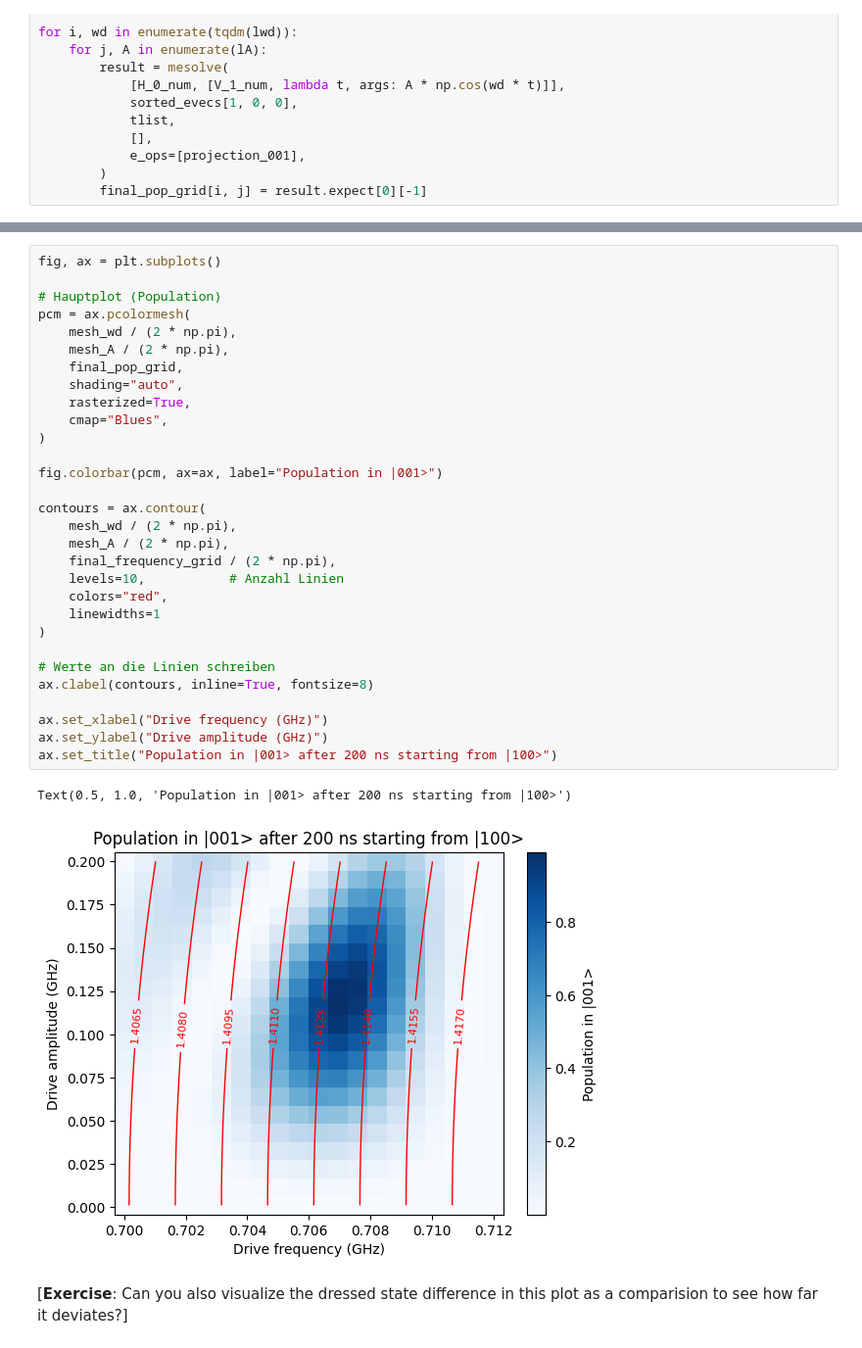
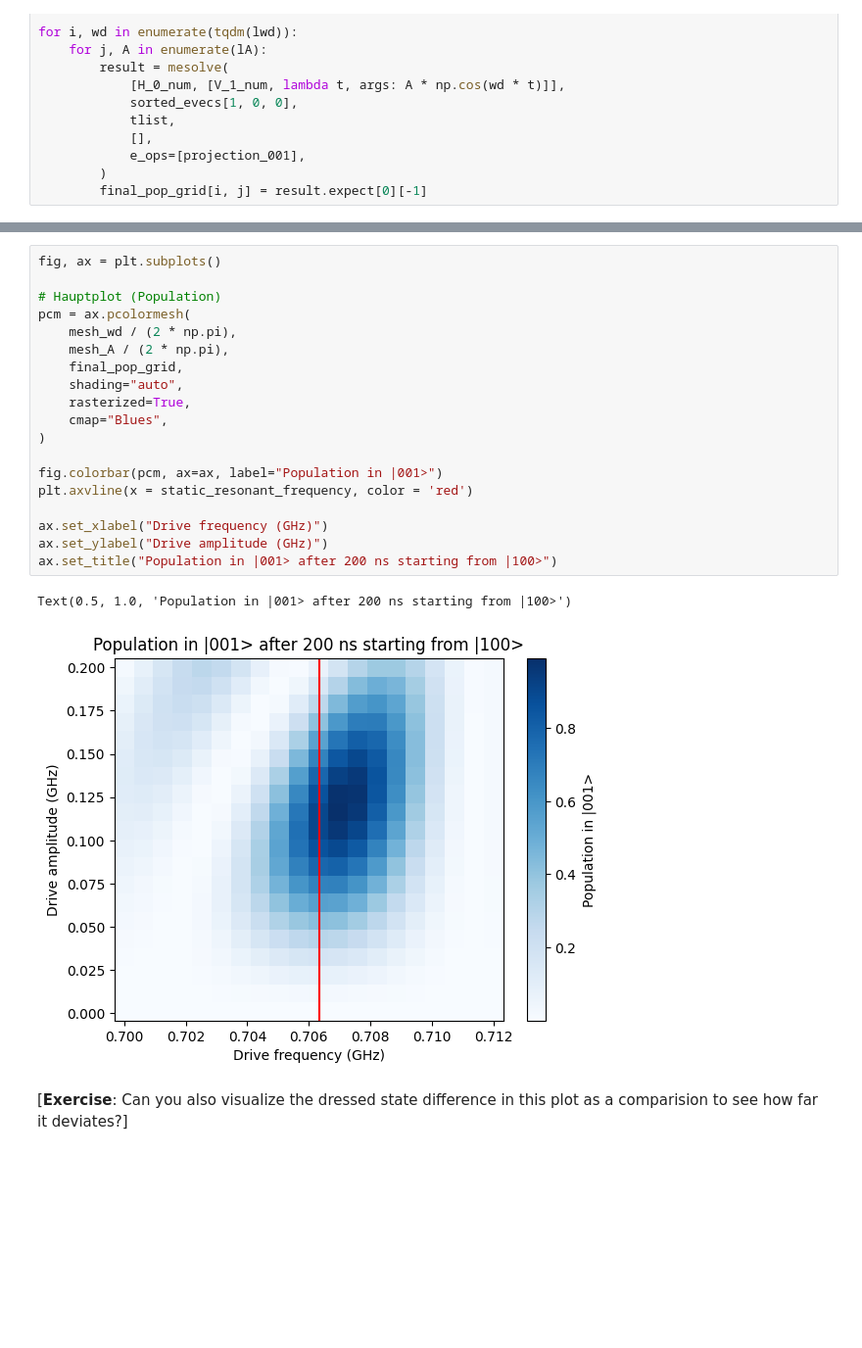
Before and after one commit to FlorianMaier04/TransmonCouplerSimulation, a Jupyter notebook: TransmonCoupler.ipynb, the cells around one changed output, grey strips where cells are left out. Shown at 98% size. Saved outputs shown, nothing was run; the diff lists cells and outputs as text; blank space fills up the shorter version.

```diff
--- a/TransmonCoupler.ipynb
+++ b/TransmonCoupler.ipynb
@@ -627,36 +605,25 @@ for i, wd in enumerate(tqdm(lwd)):
 # %%
 fig, ax = plt.subplots()
 
 # Hauptplot (Population)
 pcm = ax.pcolormesh(
     mesh_wd / (2 * np.pi),
     mesh_A / (2 * np.pi),
     final_pop_grid,
     shading="auto",
     rasterized=True,
     cmap="Blues",
 )
 
 fig.colorbar(pcm, ax=ax, label="Population in |001>")
-
-contours = ax.contour(
-    mesh_wd / (2 * np.pi),
-    mesh_A / (2 * np.pi),
-    final_frequency_grid / (2 * np.pi),
-    levels=10,           # Anzahl Linien
-    colors="red",
-    linewidths=1
-)
-
-# Werte an die Linien schreiben
-ax.clabel(contours, inline=True, fontsize=8)
+plt.axvline(x = static_resonant_frequency, color = 'red')
 
 ax.set_xlabel("Drive frequency (GHz)")
 ax.set_ylabel("Drive amplitude (GHz)")
 ax.set_title("Population in |001> after 200 ns starting from |100>")
 # %% [output]
 Text(0.5, 1.0, 'Population in |001> after 200 ns starting from |100>')
-[figure, old version]
+[figure, new version]
 # %% [markdown]
 [**Exercise**: Can you also visualize the dressed state difference in this plot as a comparision to see how far it deviates?]
 # %% [markdown]
```
Also changed, not shown: parts of 14 cells of this notebook, 1 other file.
